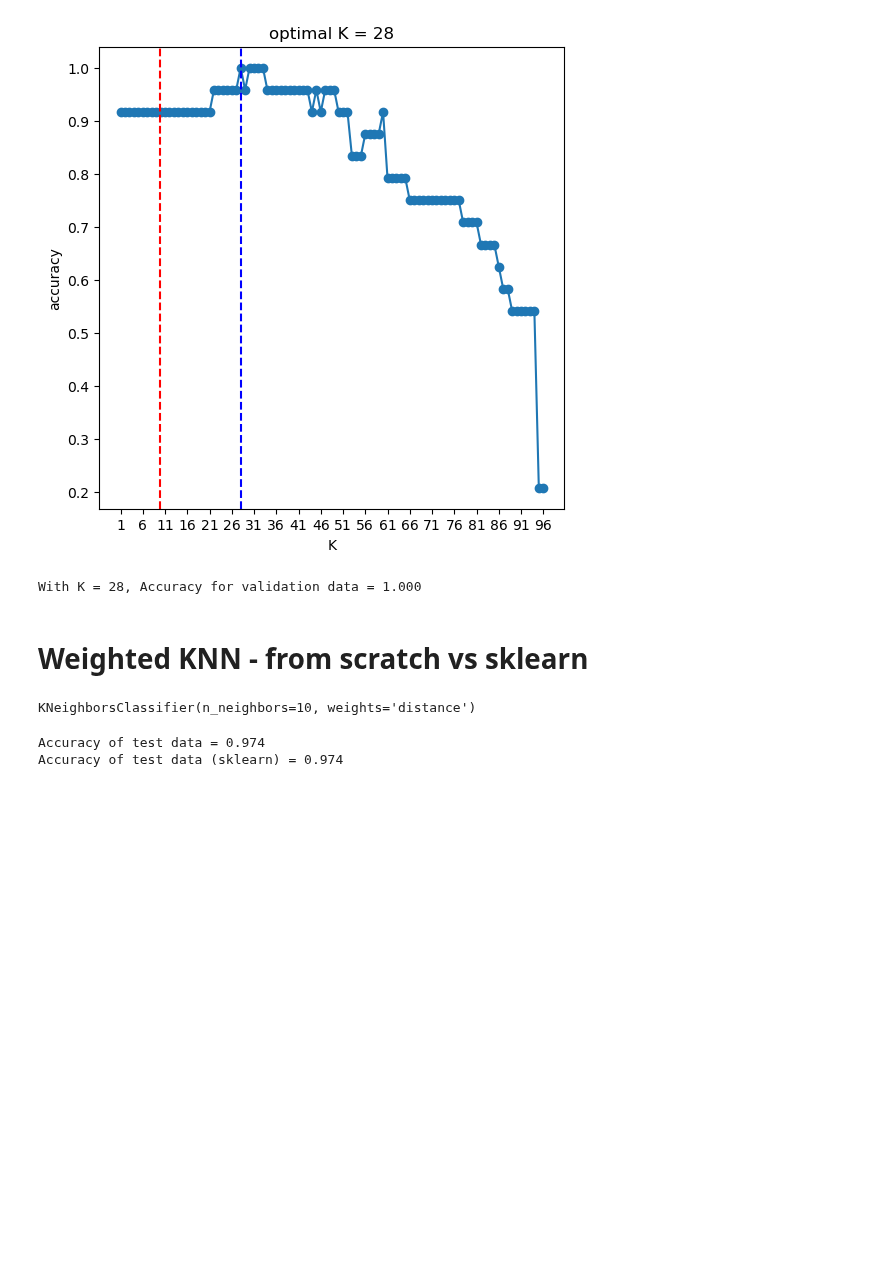
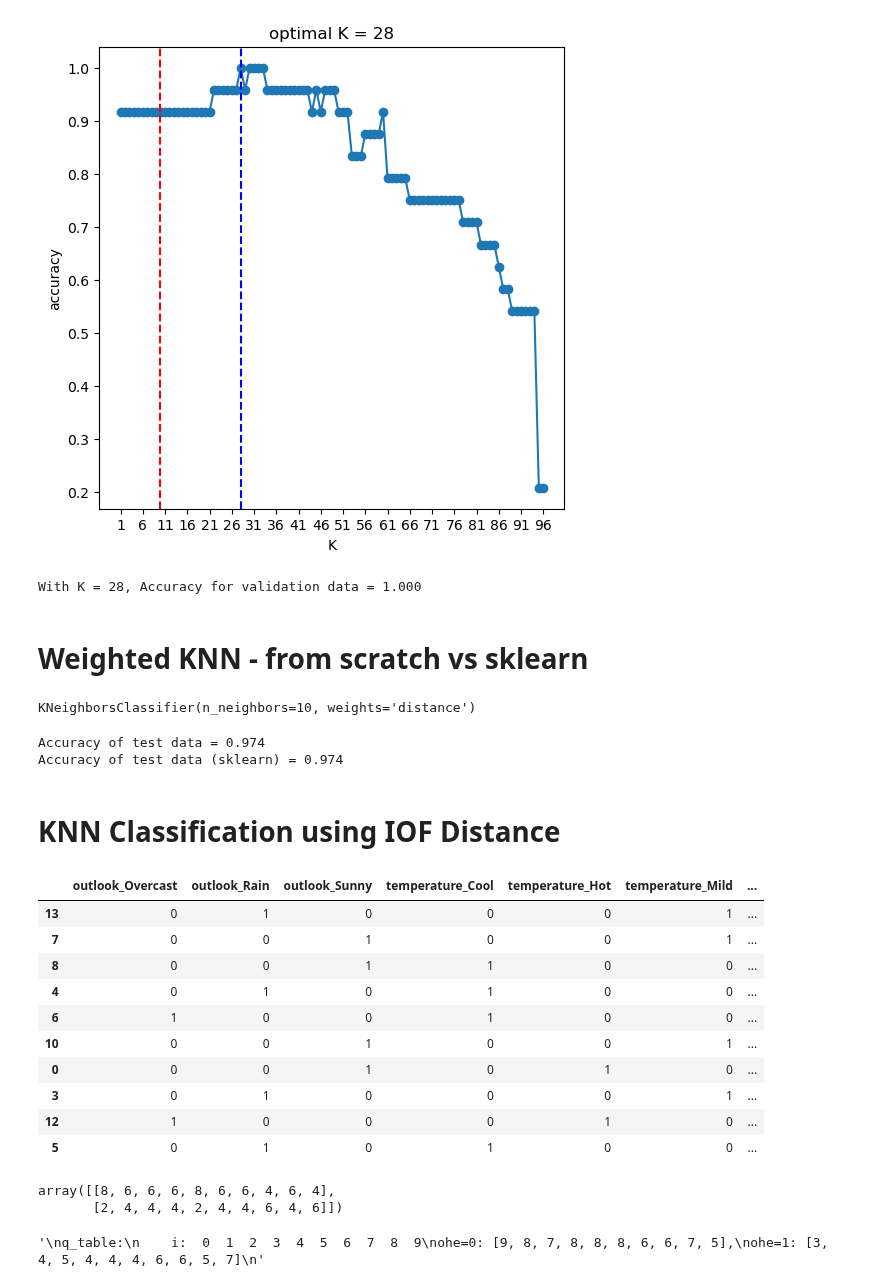
Before and after one commit to A-C-Sai/working-with-data, a Jupyter notebook: basic-models/KNN/knn-01.ipynb, the cells around one changed output. Drawn from its saved outputs; the diff is of its cells as text; code cells hidden in the pictures; blank space fills up the shorter version.

Commit message:
Implemented code for KNN  classification using IOF distances for categorical features

```diff
--- a/basic-models/KNN/knn-01.ipynb
+++ b/basic-models/KNN/knn-01.ipynb
@@ -199,3 +240,33 @@ print(f"Accuracy of test data = {accuracy1:.3f}\nAccuracy of test data (sklearn)
 # %% [output]
 Accuracy of test data = 0.974
 Accuracy of test data (sklearn) = 0.974
+# %% [markdown]
+# KNN Classification using IOF Distance
+# %%
+# One-hot encoding
+
+ohe = OneHotEncoder(sparse_output=False, dtype=int).set_output(transform='pandas')
+
+ohe.fit(play_tennis)
+
+play_tennis_ohe = ohe.transform(play_tennis)
+# %%
+x = play_tennis_ohe.iloc[:,:-2]
+y = play_tennis_ohe.iloc[:,-1]
+# %%
+# Create train and test data
+x_train, x_test, y_train, y_test = train_test_split(x,y,test_size=4)
+# %%
+x_train
+# %% [output]
+|  | outlook_Overcast | outlook_Rain | outlook_Sunny | temperature_Cool | temperature_Hot | temperature_Mild | ... |
+| 13 | 0 | 1 | 0 | 0 | 0 | 1 | ... |
+| 7 | 0 | 0 | 1 | 0 | 0 | 1 | ... |
+| 8 | 0 | 0 | 1 | 1 | 0 | 0 | ... |
+| 4 | 0 | 1 | 0 | 1 | 0 | 0 | ... |
+| 6 | 1 | 0 | 0 | 1 | 0 | 0 | ... |
+| 10 | 0 | 0 | 1 | 0 | 0 | 1 | ... |
+| 0 | 0 | 0 | 1 | 0 | 1 | 0 | ... |
+| 3 | 0 | 1 | 0 | 0 | 0 | 1 | ... |
+| 12 | 1 | 0 | 0 | 0 | 1 | 0 | ... |
+| 5 | 0 | 1 | 0 | 1 | 0 | 0 | ... |
@@ -201,0 +277,14 @@ Accuracy of test data (sklearn) = 0.974
+# %%
+q_table
+# %% [output]
+array([[8, 6, 6, 6, 8, 6, 6, 4, 6, 4],
+       [2, 4, 4, 4, 2, 4, 4, 6, 4, 6]])
+# %%
+'''
+q_table:
+    i:  0  1  2  3  4  5  6  7  8  9
+ohe=0: [9, 8, 7, 8, 8, 8, 6, 6, 7, 5],
+ohe=1: [3, 4, 5, 4, 4, 4, 6, 6, 5, 7]
+'''
+# %% [output]
+'\nq_table:\n    i:  0  1  2  3  4  5  6  7  8  9\nohe=0: [9, 8, 7, 8, 8, 8, 6, 6, 7, 5],\nohe=1: [3, 4, 5, 4, 4, 4, 6, 6, 5, 7]\n'
```
Also changed, not shown: parts of 7 cells of this notebook.
